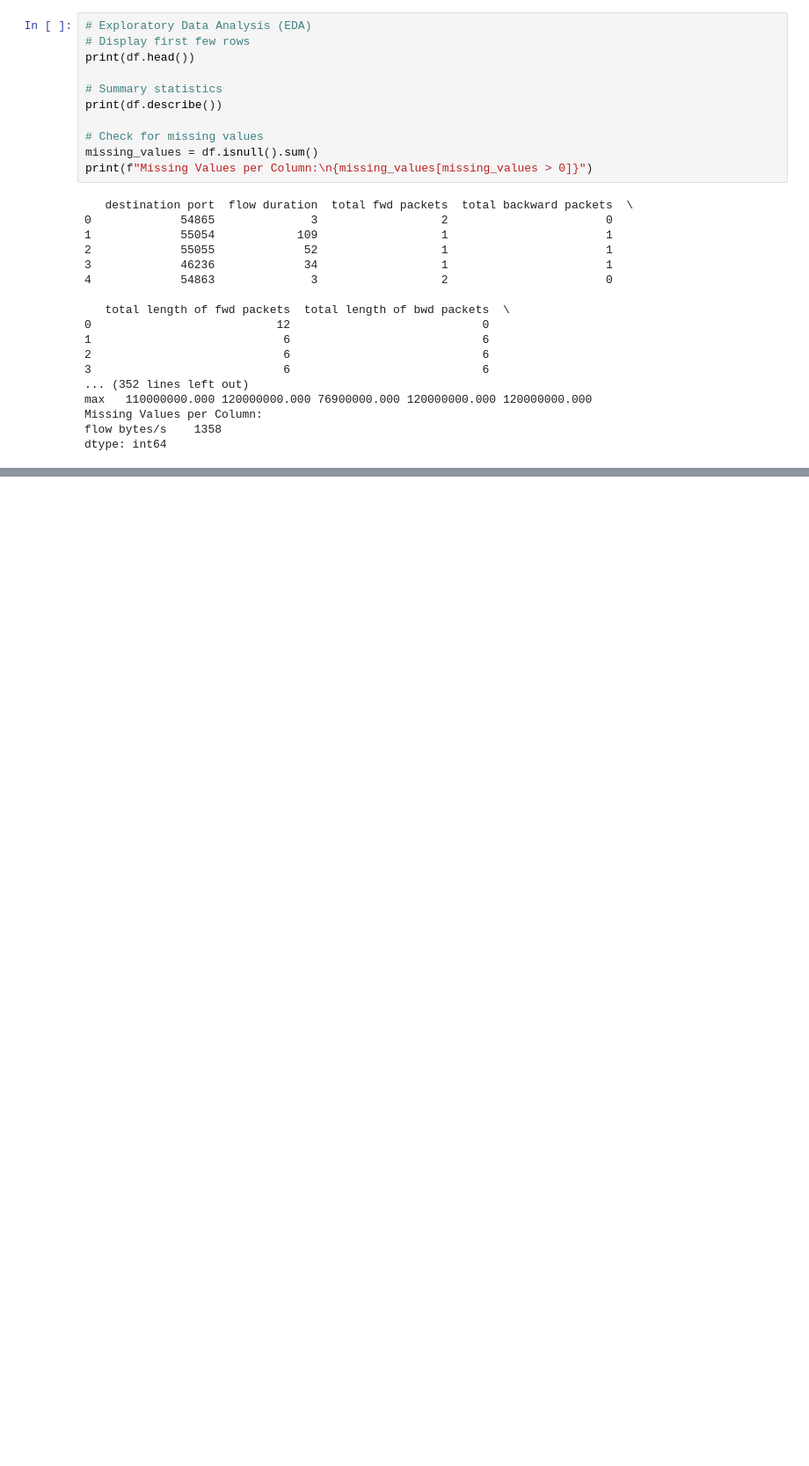
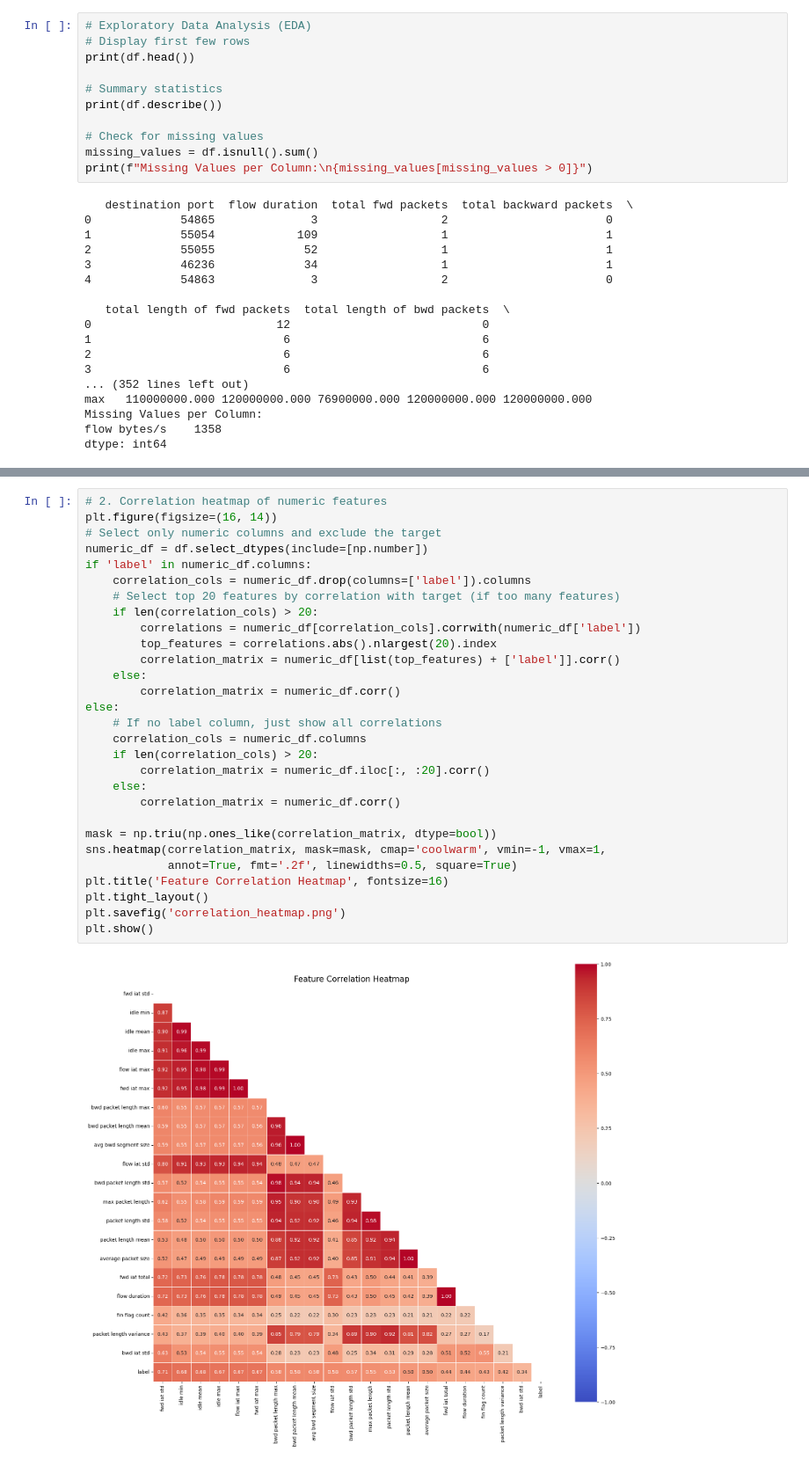
Before and after one commit to Adeelsaleem7/DS_Project_Predicting-Cybersecurity-Threats-Using-Anomaly-Detection-in-Network-Traffic, a Jupyter notebook: code_file.ipynb, the cells around one changed output, grey strips where cells are left out. Shown: that part at 88% size. Drawn from its saved outputs; the diff is of its cells as text; blank space fills up the shorter version.

```diff
--- a/code_file.ipynb
+++ b/code_file.ipynb
@@ -94,0 +142,31 @@ dtype: int64
+# %%
+# 2. Correlation heatmap of numeric features
+plt.figure(figsize=(16, 14))
+# Select only numeric columns and exclude the target
+numeric_df = df.select_dtypes(include=[np.number])
+if 'label' in numeric_df.columns:
+    correlation_cols = numeric_df.drop(columns=['label']).columns
+    # Select top 20 features by correlation with target (if too many features)
+    if len(correlation_cols) > 20:
+        correlations = numeric_df[correlation_cols].corrwith(numeric_df['label'])
+        top_features = correlations.abs().nlargest(20).index
+        correlation_matrix = numeric_df[list(top_features) + ['label']].corr()
+    else:
+        correlation_matrix = numeric_df.corr()
+else:
+    # If no label column, just show all correlations
+    correlation_cols = numeric_df.columns
+    if len(correlation_cols) > 20:
+        correlation_matrix = numeric_df.iloc[:, :20].corr()
+    else:
+        correlation_matrix = numeric_df.corr()
+
+mask = np.triu(np.ones_like(correlation_matrix, dtype=bool))
+sns.heatmap(correlation_matrix, mask=mask, cmap='coolwarm', vmin=-1, vmax=1,
+            annot=True, fmt='.2f', linewidths=0.5, square=True)
+plt.title('Feature Correlation Heatmap', fontsize=16)
+plt.tight_layout()
+plt.savefig('correlation_heatmap.png')
+plt.show()
+# %% [output]
+[figure, added]
```
Also changed, not shown: parts of 10 cells of this notebook.
